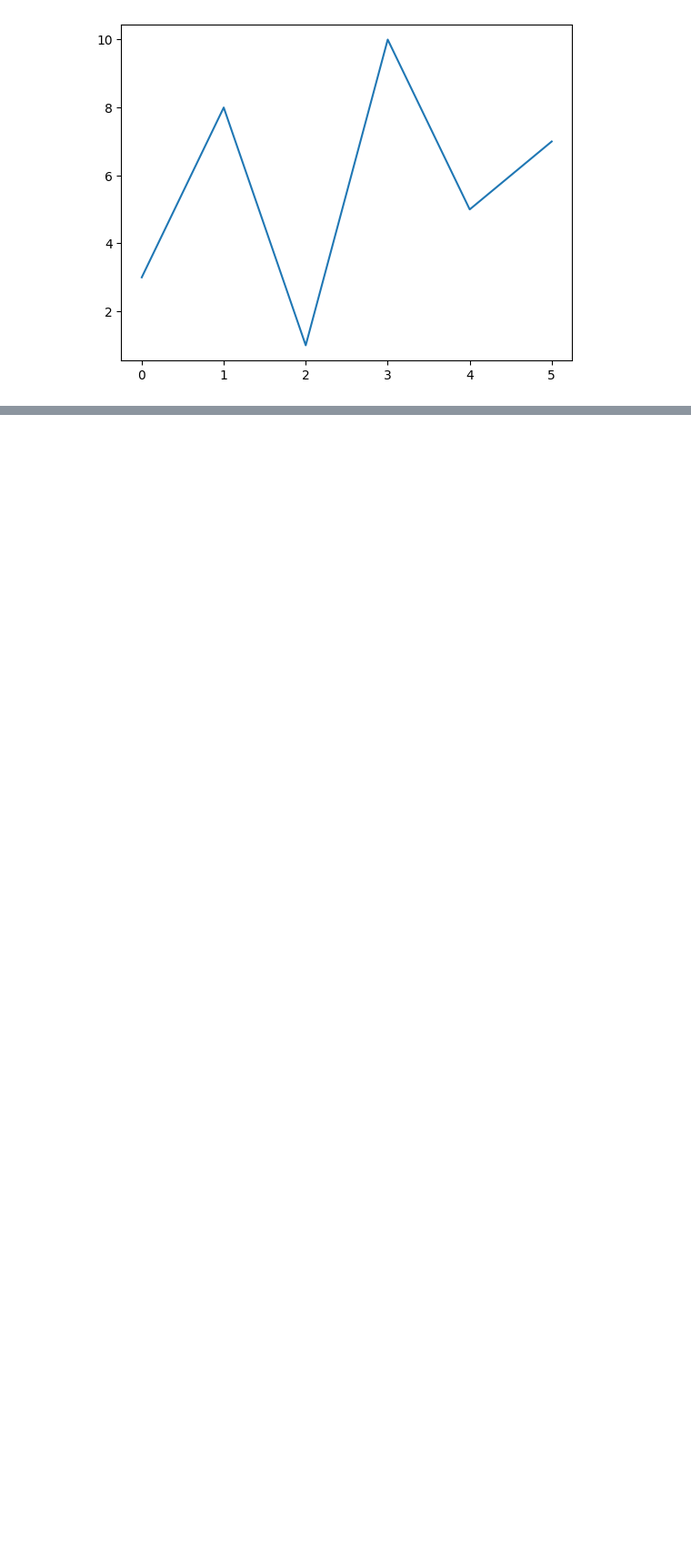
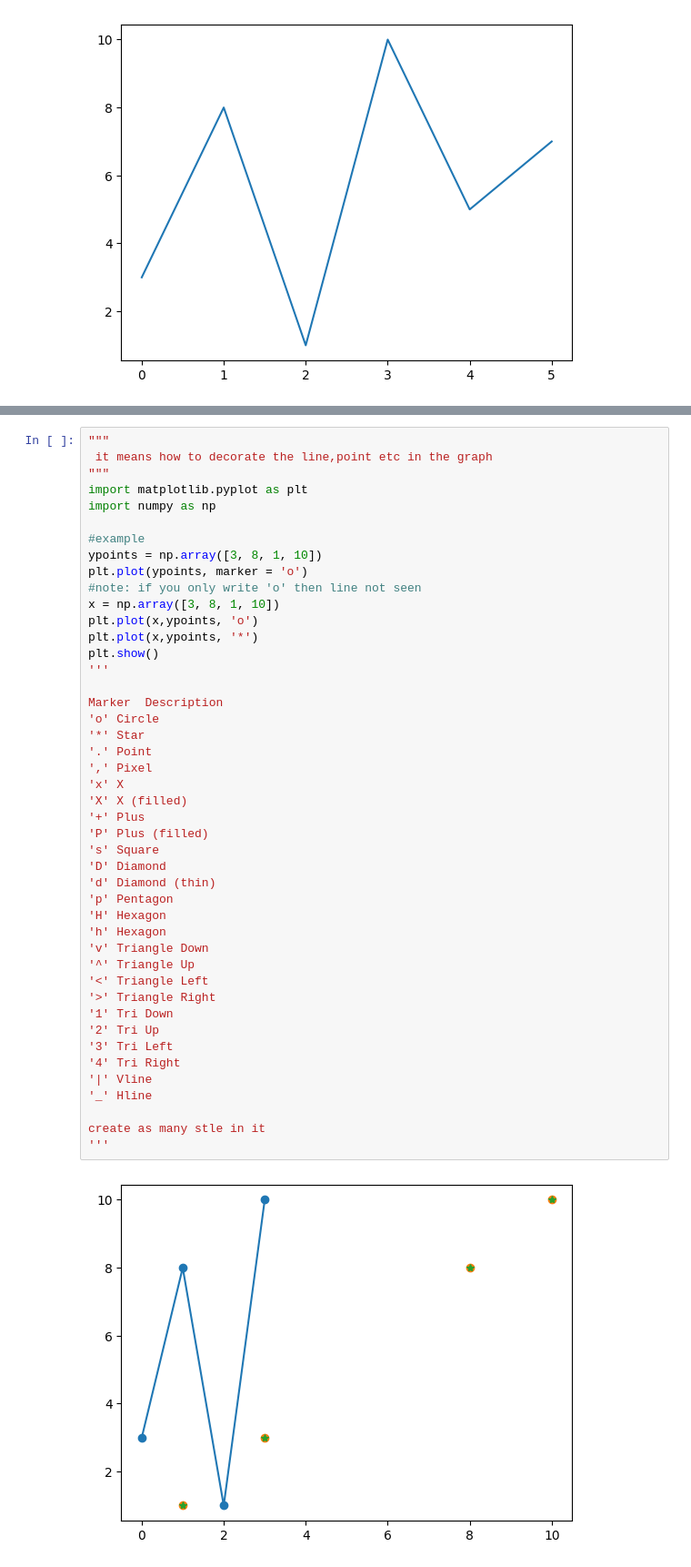
Before and after one commit to Vivek9gupta/numpy_note, a Jupyter notebook: matplotlib_note.ipynb, the cells around one changed output, grey strips where cells are left out. Shown at 91% size. Drawn from its saved outputs; the diff is of its cells as text; blank space fills up the shorter version.

Commit message:
Update matplotlib adding function

```diff
--- a/matplotlib_note.ipynb
+++ b/matplotlib_note.ipynb
@@ -85,0 +88,47 @@ ypoints = np.array([3, 8, 1, 10, 5, 7])
+# %%
+"""
+ it means how to decorate the line,point etc in the graph
+"""
+import matplotlib.pyplot as plt
+import numpy as np
+
+#example
+ypoints = np.array([3, 8, 1, 10])
+plt.plot(ypoints, marker = 'o')
+#note: if you only write 'o' then line not seen
+x = np.array([3, 8, 1, 10])
+plt.plot(x,ypoints, 'o')
+plt.plot(x,ypoints, '*')
+plt.show()
+'''
+
+Marker	Description
+'o'	Circle
+'*'	Star
+'.'	Point
+','	Pixel
+'x'	X
+'X'	X (filled)
+'+'	Plus
+'P'	Plus (filled)
+'s'	Square
+'D'	Diamond
+'d'	Diamond (thin)
+'p'	Pentagon
+'H'	Hexagon
+'h'	Hexagon
+'v'	Triangle Down
+'^'	Triangle Up
+'<'	Triangle Left
+'>'	Triangle Right
+'1'	Tri Down
+'2'	Tri Up
+'3'	Tri Left
+'4'	Tri Right
+'|'	Vline
+'_'	Hline
+
+create as many stle in it
+'''
+# %% [output]
+[figure, added]
```
Also changed, not shown: parts of 6 cells of this notebook.
